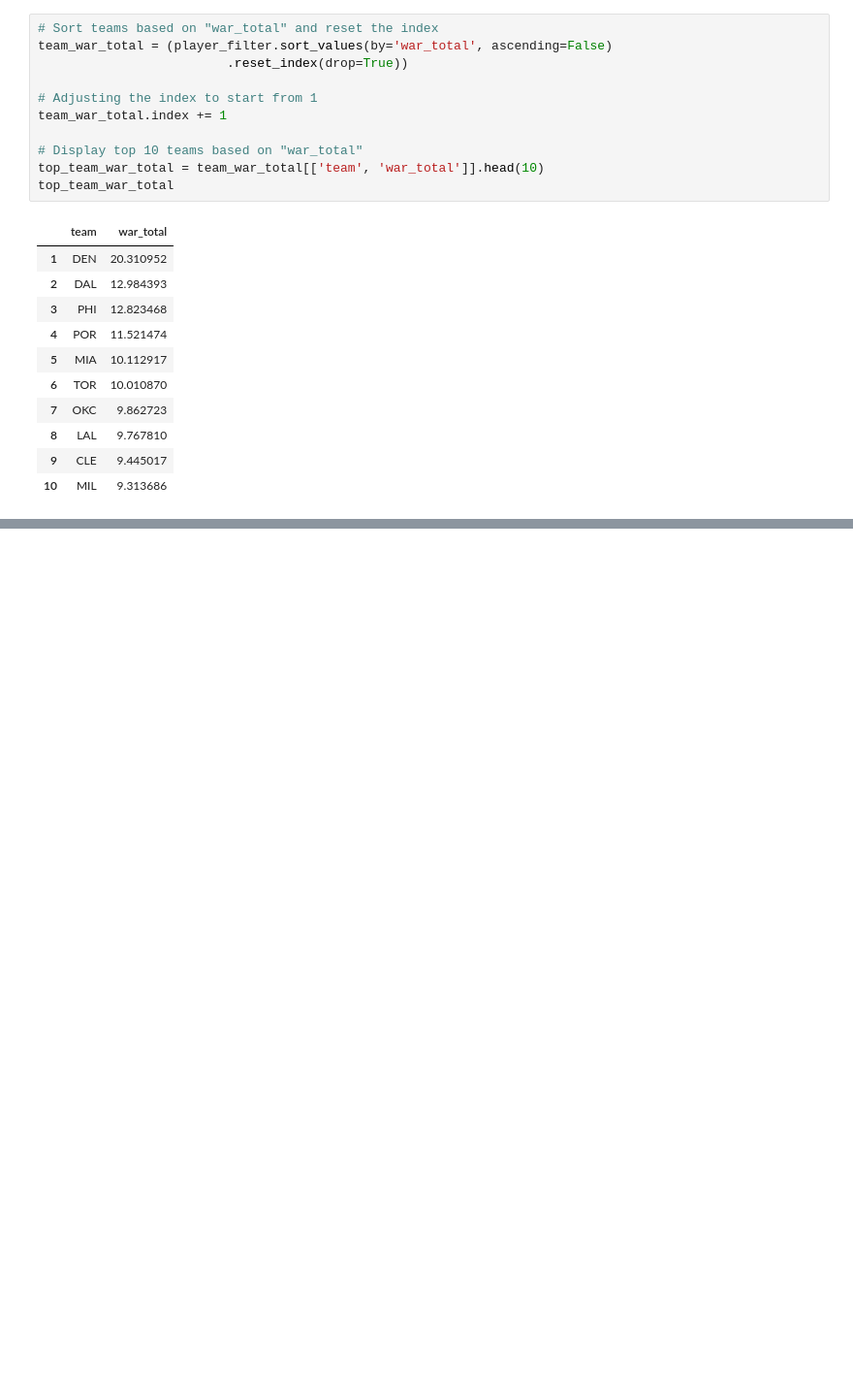
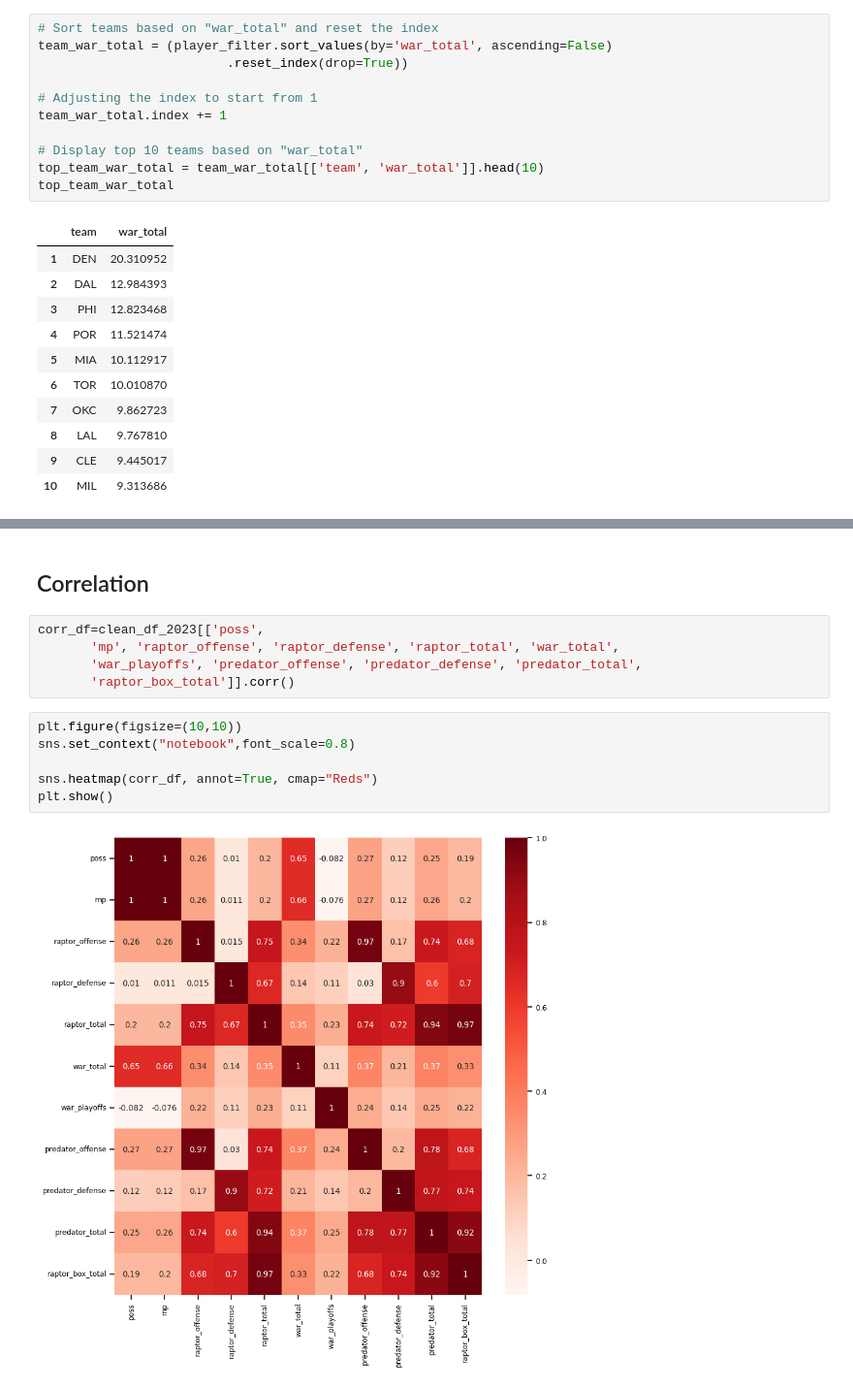
Before and after one commit to UzmaSayyeda/Project01, a Jupyter notebook: Top players_teams - Group 1 project.ipynb, the cells around one changed output, grey strips where cells are left out. Shown at 97% size. Drawn from its saved outputs; the diff is of its cells as text; blank space fills up the shorter version.

```diff
--- a/Top players_teams - Group 1 project.ipynb
+++ b/Top players_teams - Group 1 project.ipynb
@@ -456,0 +488,15 @@ top_team_war_total
+# %% [markdown]
+## Correlation
+# %%
+corr_df=clean_df_2023[['poss',
+       'mp', 'raptor_offense', 'raptor_defense', 'raptor_total', 'war_total',
+       'war_playoffs', 'predator_offense', 'predator_defense', 'predator_total',
+       'raptor_box_total']].corr()
+# %%
+plt.figure(figsize=(10,10))
+sns.set_context("notebook",font_scale=0.8)
+
+sns.heatmap(corr_df, annot=True, cmap="Reds")
+plt.show()
+# %% [output]
+[figure, added]
```
Also changed, not shown: parts of 6 cells of this notebook.
